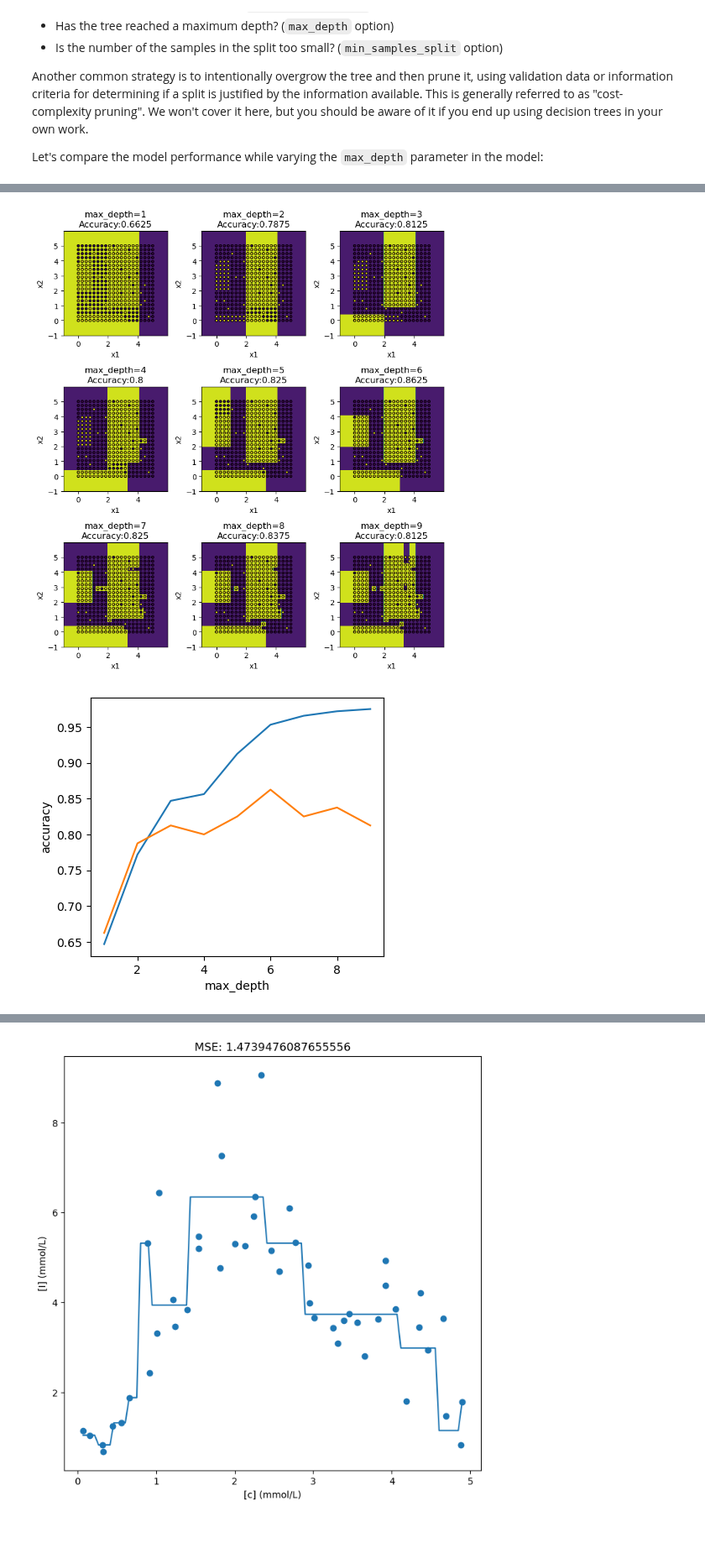
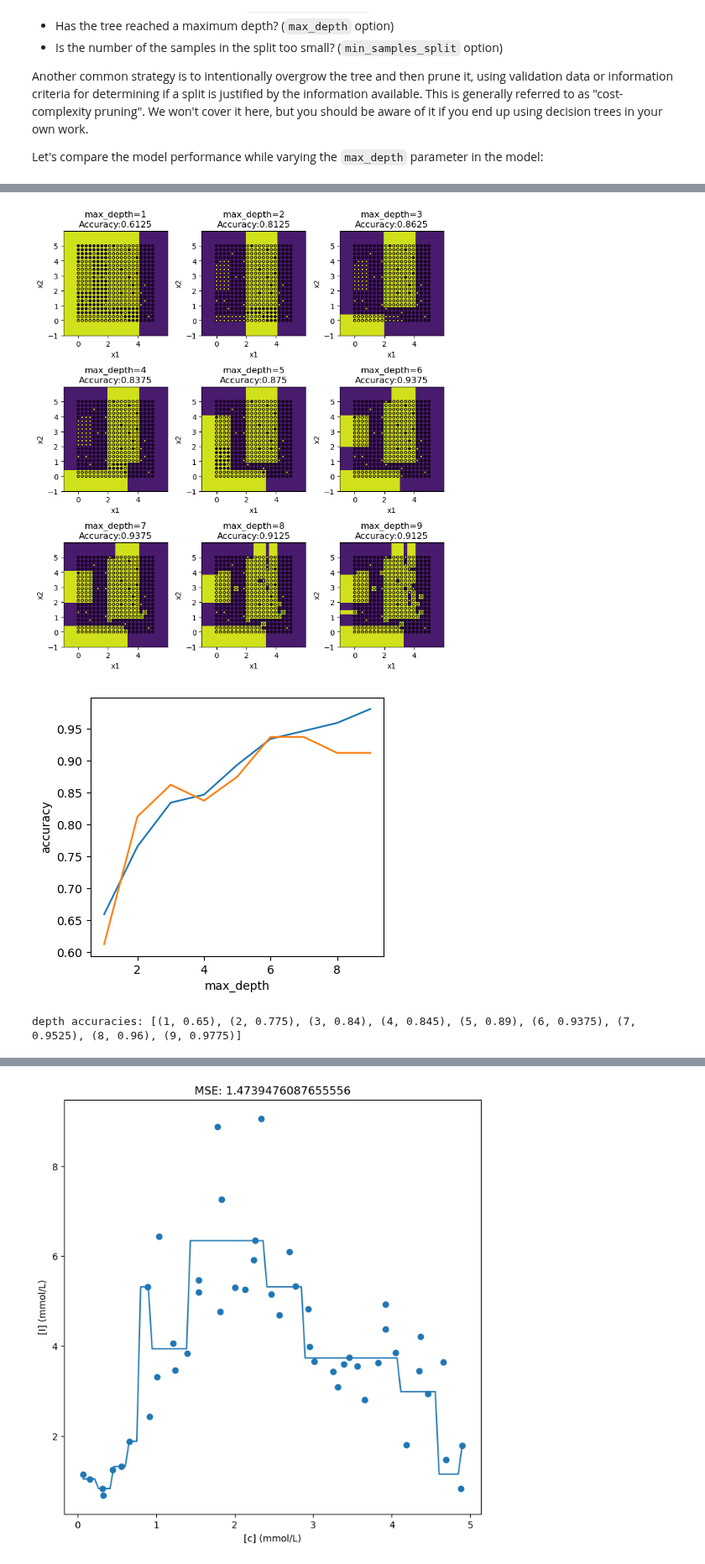
Before and after one commit to SECQUOIA/PU_CHE597_S2025, a Jupyter notebook: 12-Decision_Trees_and_Forests/Decision_Trees_and_Forests.ipynb, the cells around one changed output, grey strips where cells are left out. Shown at 84% size. Saved outputs shown, nothing was run; the diff lists cells and outputs as text; code cells hidden in the pictures; blank space fills up the shorter version.

Commit message:
Fix decision trees notebook errors and outputs

```diff
--- a/12-Decision_Trees_and_Forests/Decision_Trees_and_Forests.ipynb
+++ b/12-Decision_Trees_and_Forests/Decision_Trees_and_Forests.ipynb
@@ -103,0 +108,11 @@ DecisionTreeClassifier()
+# %%
+# Mini-exercise
+# Fit a shallow decision tree and report depth.
+if 'X_train' in globals() and 'y_train' in globals():
+    from sklearn.tree import DecisionTreeClassifier
+    model = DecisionTreeClassifier(max_depth=2)
+    model.fit(X_train, y_train)
+    print(model.get_depth())
+else:
+    print('TODO: run the classification example above')
+# Expected output: an integer depth (<=2).
@@ -167,5 +184,12 @@ for i in range(1,10):
   ax.set_title("max_depth={}".format(i))
 plt.tight_layout()
 plt.show()
+# Numeric summary for depth accuracies
+depth_acc = []
+for depth in range(1,10):
+  clf = tree.DecisionTreeClassifier(max_depth=depth)
+  clf.fit(X, Y)
+  depth_acc.append((depth, clf.score(X, Y)))
+print("depth accuracies:", depth_acc)
 # %% [output]
 [figure]
@@ -211,4 +236,11 @@ for i in range(1,10):
   ax.set_title("max_depth={}\nAccuracy:{}".format(i,acc))
 plt.tight_layout()
 plt.show()
+# Numeric summary for depth accuracies
+depth_acc = []
+for depth in range(1,10):
+  clf = tree.DecisionTreeClassifier(max_depth=depth)
+  clf.fit(X, Y)
+  depth_acc.append((depth, clf.score(X, Y)))
+print("depth accuracies:", depth_acc)
 # %% [output]
@@ -271,6 +304,13 @@ for i in range(1,10):
   ax.set_title("max_depth={}".format(i))
 plt.tight_layout()
 plt.show()
+# Numeric summary for noisy case
+noise_acc = []
+for depth in range(1,10):
+    clf = tree.DecisionTreeClassifier(max_depth=depth)
+    clf.fit(X, Y)
+    noise_acc.append((depth, clf.score(X, Y)))
+print("noisy depth accuracies:", noise_acc)
 # %% [output]
 [figure]
 [figure]
@@ -297,35 +338,43 @@ v_acc = []
 t_acc = []
 for i in range(1,10):
   model = tree.DecisionTreeClassifier(max_depth=i) # default depth and purity criteria (will basically run until only pure leaves are obtained)
   model.fit(X_train,Y_train)
   Y_pred = model.predict(X_val)
   v_acc += [accuracy_score(Y_val,Y_pred)]
   t_acc += [accuracy_score(Y_train,model.predict(X_train))]
   ax = plt.subplot(3,3,i)
   Z = model.predict(np.c_[xx.ravel(), yy.ravel()])
   Z = Z.reshape(xx.shape)
   ax.contourf(xx, yy, Z)
 
   # Plot original data
   #ax.scatter(X[:,0],X[:,1],s=10,edgecolors="k",c=model.predict(X)) # uncomment to plot predictions
   ax.scatter(X[:,0],X[:,1],s=10,edgecolors="k",c=Y)
   ax.set_xlabel("x1")
   ax.set_ylabel("x2")
   ax.set_title("max_depth={}\nAccuracy:{}".format(i,v_acc[-1]))
 plt.tight_layout()
 
 
 # Make accuracy vs max_depth
 plt.figure(figsize=(4.5,4))
 plt.plot(range(1,10),t_acc,label="training")
 plt.plot(range(1,10),v_acc,label="validation")
 plt.xlabel("max_depth")
 plt.ylabel("accuracy")
 
 plt.show()
+# Numeric summary for depth accuracies
+depth_acc = []
+for depth in range(1,10):
+  clf = tree.DecisionTreeClassifier(max_depth=depth)
+  clf.fit(X, Y)
+  depth_acc.append((depth, clf.score(X, Y)))
+print("depth accuracies:", depth_acc)
 # %% [output]
-[figure, old version]
+[figure, new version]
-[figure, old version]
+[figure, new version]
+depth accuracies: [(1, 0.65), (2, 0.775), (3, 0.84), (4, 0.845), (5, 0.89), (6, 0.9375), (7, 0.9525), (8, 0.96), (9, 0.9775)]
 # %% [markdown]
 (sec-dt-reg)=
 ### Decision Tree - Regression Example
```
Also changed, not shown: parts of 27 cells of this notebook.
